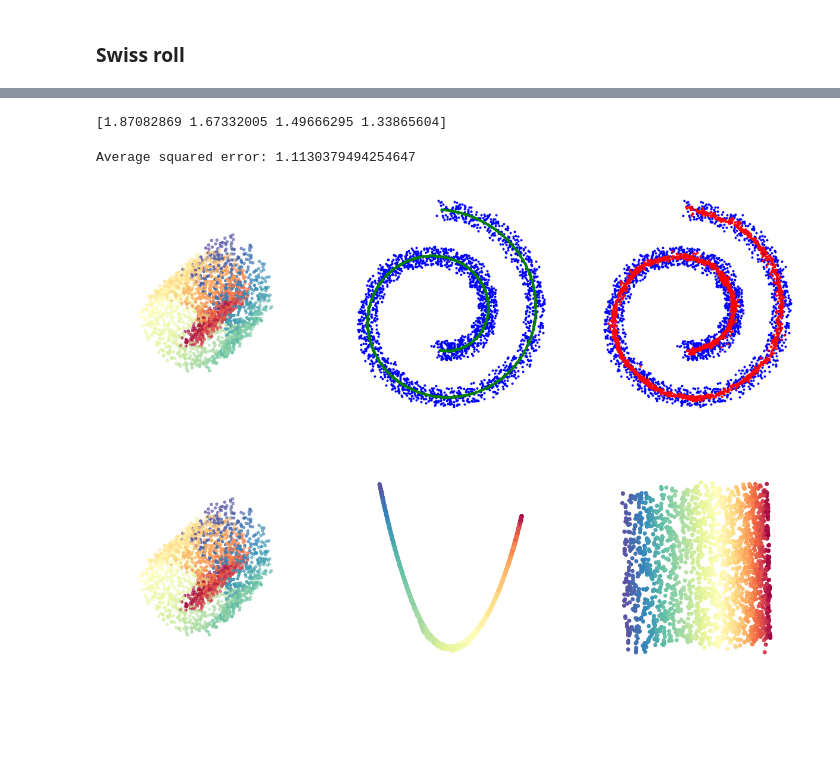
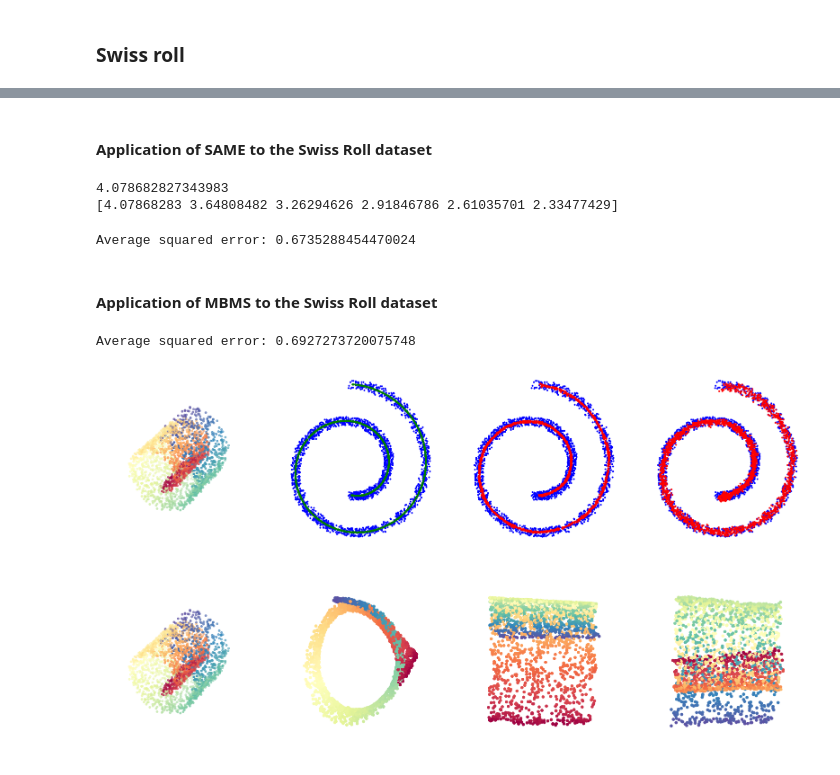
Before and after one commit to npuchkin/SAME, a Jupyter notebook: SAME_manifold_denoising.ipynb, the cells around one changed output, grey strips where cells are left out. Saved outputs shown, nothing was run; the diff lists cells and outputs as text; code cells hidden in the pictures; blank space fills up the shorter version.

```diff
--- a/SAME_manifold_denoising.ipynb
+++ b/SAME_manifold_denoising.ipynb
@@ -174,61 +331,84 @@ Y = Z + noise_level * eps
+# %% [markdown]
+#### Application of SAME to the Swiss Roll dataset
 # %%
-n_iterations = 4
+# Choose the initial bandwidth as the distance to (alpha * n)-th neighbor of X0
+alpha = 0.015
+h0 = dist_sorted[int(alpha * n_samples)]
+print(h0)
+
+n_iterations = 6
 a = 1.25
-bandwidths = np.sqrt(3.5 * a**(-np.arange(n_iterations)))
+bandwidths = h0 * np.sqrt(a**(-np.arange(n_iterations)))
 print(bandwidths)
-projectors = [np.identity(3)] * n_samples
+projectors = [np.identity(D)] * n_samples
 # %% [output]
-[1.87082869 1.67332005 1.49666295 1.33865604]
+4.078682827343983
+[4.07868283 3.64808482 3.26294626 2.91846786 2.61035701 2.33477429]
 # %%
-X, projectors = SAME(Y, projectors, bandwidths, d=2, tau=3.5)
+X, projectors = SAME(Y, projectors, bandwidths, d=2, tau=h0)
 # compare with the true values
 print('Average squared error:', np.linalg.norm(X - Z, ord='fro')**2 / n_samples)
 # %% [output]
-Average squared error: 1.1130379494254647
+Average squared error: 0.6735288454470024
+# %% [markdown]
+#### Application of MBMS to the Swiss Roll dataset
+# %%
+# parameters of MBMS
+n_iterations = 1
+bandwidth = 2.6
+n_neighbors = 150
+# %%
+X_MBMS = MBMS(Y, bandwidth, n_iterations, n_neighbors, d=2)
+# compare with the true values
+print('Average squared error:', np.linalg.norm(X_MBMS - Z, ord='fro')**2 / n_samples)
+# %% [output]
+Average squared error: 0.6927273720075748
 # %%
 %matplotlib inline
-fig = plt.figure(figsize=(21, 7))
-ax = fig.add_subplot(131, projection='3d')
+fig = plt.figure(figsize=(28, 7))
+ax = fig.add_subplot(141, projection='3d')
 ax.scatter(Y[:, 0], Y[:, 1], Y[:, 2], c=t, cmap=plt.cm.Spectral, label='Noisy observations')
 ax.axis('off')
-ax = fig.add_subplot(132)
+ax = fig.add_subplot(142)
 ax.plot(Y[:, 0], Y[:, 2], 'b.', label='Noisy observations')
 ax.plot(Z[:, 0], Z[:, 2], 'g.', label='True manifold')
-#ax.legend(loc=0)
 ax.axis('off')
-ax = fig.add_subplot(133)
+ax = fig.add_subplot(143)
 ax.plot(Y[:, 0], Y[:, 2], 'b.', label='Noisy observations')
 ax.plot(X[:, 0], X[:, 2], 'r.', label='Recovered manifold')
-#ax.plot(Z[:, 0], Z[:, 2], 'g.', label='True manifold')
-#ax.legend(loc=0)
+ax.axis('off')
+ax = fig.add_subplot(144)
+ax.plot(Y[:, 0], Y[:, 2], 'b.', label='Noisy observations')
+ax.plot(X_MBMS[:, 0], X_MBMS[:, 2], 'r.', label='Recovered manifold')
 ax.axis('off')
 plt.savefig('same_swiss_roll.png', dpi=300)
 plt.show()
 plt.close()
 # %% [output]
-[figure, old version]
+[figure, new version]
 # %%
-lle = LocallyLinearEmbedding(n_neighbors=15, n_components=2, method='modified')
+lle = LocallyLinearEmbedding(n_neighbors=70, n_components=2, method='modified')
 
+U = lle.fit_transform(X)
+T = lle.fit_transform(X_MBMS)
 V = lle.fit_transform(Y)
-U = lle.fit_transform(X)
 
 %matplotlib inline
 
-fig = plt.figure(figsize=(21, 7))
-ax = fig.add_subplot(131, projection='3d')
+fig = plt.figure(figsize=(28, 7))
+ax = fig.add_subplot(141, projection='3d')
 ax.scatter(Y[:, 0], Y[:, 1], Y[:, 2], c=t, cmap=plt.cm.Spectral)
-#ax.set_title("Original noisy data")
 ax.axis('off')
-ax = fig.add_subplot(132)
+ax = fig.add_subplot(142)
 ax.scatter(V[:, 0], V[:, 1], c=t, cmap=plt.cm.Spectral)
-#ax.set_title('Projected data with LLE only')
 ax.axis('off')
-ax = fig.add_subplot(133)
+ax = fig.add_subplot(143)
 ax.scatter(U[:, 0], U[:, 1], c=t, cmap=plt.cm.Spectral)
-#ax.set_title('Projected data with ANWE and LLE')
+ax.axis('off')
+ax = fig.add_subplot(144)
+ax.scatter(T[:, 0], T[:, 1], c=t, cmap=plt.cm.Spectral)
 ax.axis('off')
 plt.savefig('dim_red_swiss_roll.png', dpi=300)
 plt.show()
 # %% [output]
-[figure, old version]
+[figure, new version]
```
Also changed, not shown: parts of 17 cells of this notebook.
